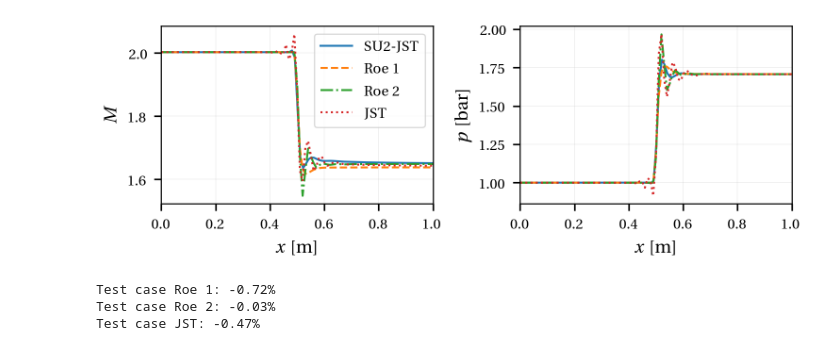
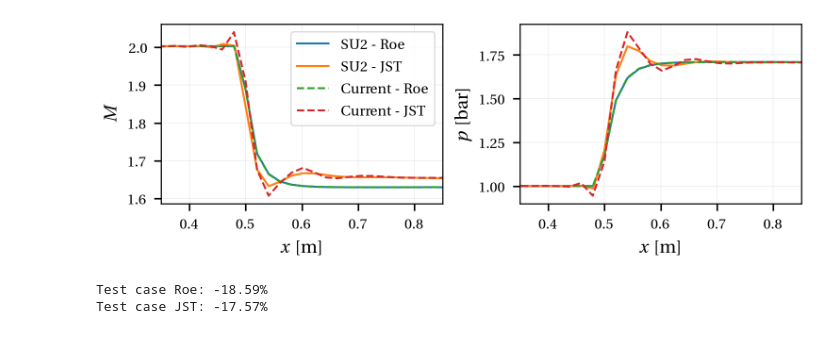
Before and after one commit to Propulsion-Power-TU-Delft/CTurboBFM, a Jupyter notebook: testcases/SupersonicWedge/Compare_Results/compare_results.ipynb, the cells around one changed output. Saved outputs shown, nothing was run; the diff lists cells and outputs as text; code cells hidden in the pictures.

Commit message:
update case

```diff
--- a/testcases/SupersonicWedge/Compare_Results/compare_results.ipynb
+++ b/testcases/SupersonicWedge/Compare_Results/compare_results.ipynb
@@ -7,26 +7,29 @@ import matplotlib.pyplot as plt
 import pandas as pd
 from unsflow.utils.thesis_plots import *
 # %%
-su2File = "../SU2_Ref/su2_lowerwall_JST.csv"
+su2Files = [
+    "../su2_roe1/su2_lower_wall.csv",
+    "../su2_jst/su2_lower_wall.csv"
+    ]
+
 ctbfmFiles = [
-    "../supersonicWedge_Roe1/Volume_CSV/results.csv",
-    "../supersonicWedge_Roe2/Volume_CSV/results.csv",
-    "../supersonicWedge_JST/Volume_CSV/results.csv",
+    "../ctbfm_roe1/Volume_CSV/results.csv",
+    "../ctbfm_jst/Volume_CSV/results.csv",
     ]
 
 labels = [
-    'Roe 1',
-    'Roe 2',
+    'Roe',
     'JST',
     ]
 
 ls = [
+    '-',
     '--',
-    '-.',
-    ':',
     ]
 # %%
-su2 = pd.read_csv(su2File)
+su2s = []
+for su2File in su2Files:
+    su2s.append(pd.read_csv(su2File))
 # %%
 ctbfms = []
 for ctbfmFile in ctbfmFiles:
@@ -41,39 +44,35 @@ for ctbfmFile in ctbfmFiles:
 # %%
 
 # Create figure and subplots (1 row, 2 columns)
 set_thesis_style()
 fig, (ax1, ax2) = create_figure(fraction=1.0, aspect_ratio=1.45, subplots=(1, 2))
 
 # ========== Left subplot: Mach number ==========
-ax1.plot(su2['Points_0'], su2['Mach'], '-', mfc='none', label='SU2-JST')
+for ii, su2 in enumerate(su2s):
+    ax1.plot(su2['Points_0'], su2['Mach'], '-C%i' %ii, mfc='none', label='SU2 - %s' % labels[ii])
+    ax2.plot(su2['Points_0'], su2['Pressure'] / 1e5, '-C%i' %ii, mfc='none')
+
 for ii, ctbfm in enumerate(ctbfms):
-    ax1.plot(ctbfm['x'][:, 0, 0], ctbfm['Mach'][:, 0, 0], ls[ii], mfc='none', label=labels[ii])
+    ax1.plot(ctbfm['x'][:, 0, 0], ctbfm['Mach'][:, 0, 0], '--C%i' %(ii+2), mfc='none', label='Current - %s' % labels[ii])
+    ax2.plot(ctbfm['x'][:, 0, 0], ctbfm['Pressure'][:, 0, 0] / 1e5, '--C%i' %(ii+2), mfc='none', label=labels[ii])
 
 ax1.set_xlabel(r'$x$ [m]')
 ax1.set_ylabel(r'$M$')
 ax1.grid(alpha=0.2)
-# fig.legend(ncol=len(ctbfmFiles)+1, bbox_to_anchor=(0.5, 1.1), loc='upper center')
 ax1.legend()
-# ========== Right subplot: Pressure ==========
-ax2.plot(su2['Points_0'], su2['Pressure'] / 1e5, '-', mfc='none', label='SU2')
-for ii, ctbfm in enumerate(ctbfms):
-    ax2.plot(ctbfm['x'][:, 0, 0], ctbfm['Pressure'][:, 0, 0] / 1e5, ls[ii], mfc='none', label=labels[ii])
-
 ax2.set_xlabel(r'$x$ [m]')
 ax2.set_ylabel(r'$p$ [bar]')
 ax2.grid(alpha=0.2)
-
-
-lims = [0.0, 1.0]
+lims = [0.35, 0.85]
 ax1.set_xlim(lims)
 ax2.set_xlim(lims)
 
 # Save figure
 plt.savefig("SupersonicWedge_Mach_Pressure_subplots.pdf")
 
 # plt.show()
 # %% [output]
-[figure, old version]
+[figure, new version]
 # %%
 ref = su2['Mach'].to_numpy()[-5]
 for ii, ctbfm in enumerate(ctbfms):
@@ -81,6 +80,5 @@ for ii, ctbfm in enumerate(ctbfms):
     rel_error = 100*(tmp-ref)/ref
     print(f"Test case {labels[ii]}: {rel_error:.2f}%")
 # %% [output]
-Test case Roe 1: -0.72%
-Test case Roe 2: -0.03%
-Test case JST: -0.47%
+Test case Roe: -18.59%
+Test case JST: -17.57%
```
Also changed, not shown: 14 other files.
